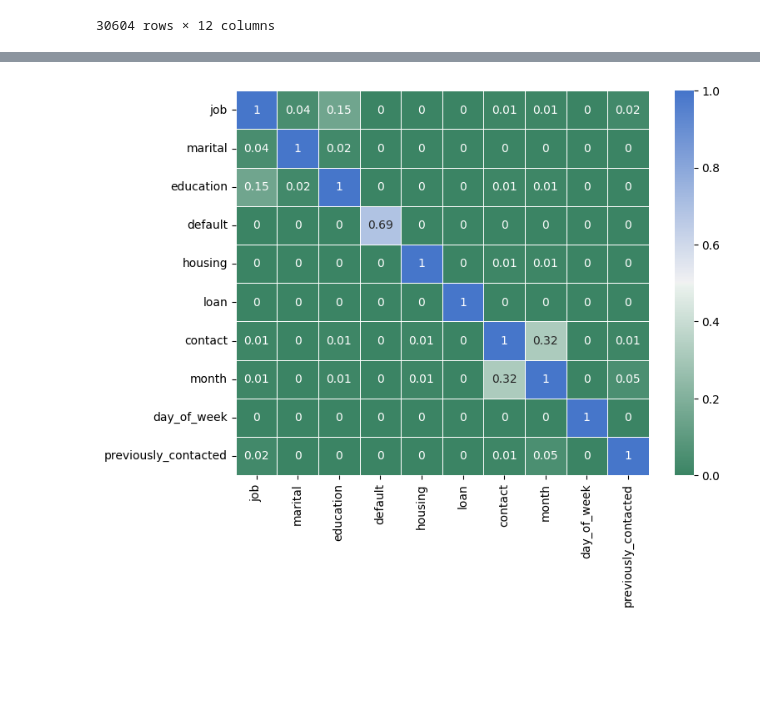
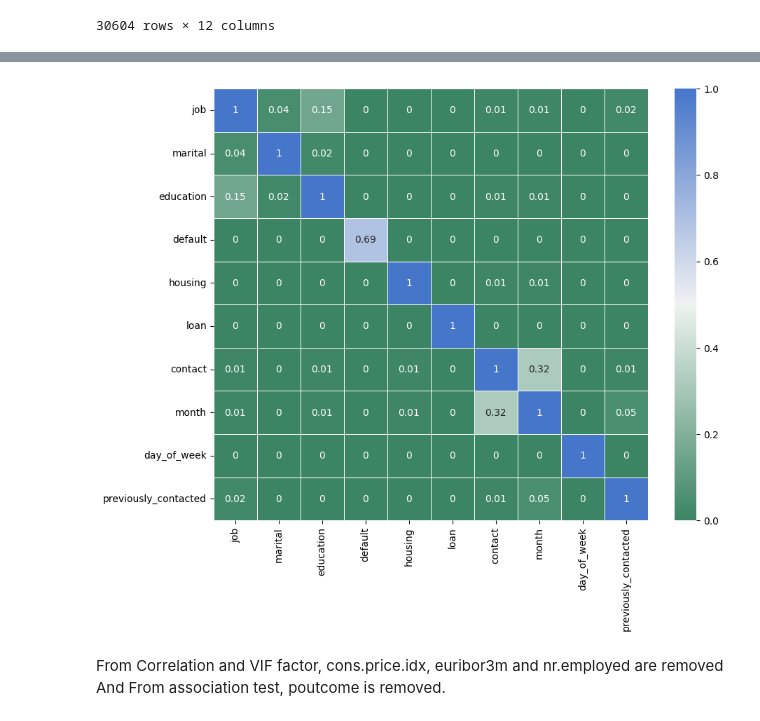
Before and after one commit to KISEE41/Banking-Marketing-Target, a Jupyter notebook: descriptive_analysis_of_variables.ipynb, the cells around one changed output, grey strips where cells are left out. Cells and saved outputs as stored; diff of their text form; code cells hidden in the pictures; blank space fills up the shorter version.

Commit message:
remove poutcome column from dataset as per association test

```diff
--- a/descriptive_analysis_of_variables.ipynb
+++ b/descriptive_analysis_of_variables.ipynb
@@ -549,8 +551,11 @@ display(association_result)
 | day_of_week | 0.00 | 0.00 | 0.00 | 0.00 | 0.00 | 0.0 | 0.00 | 0.00 | 1.0 | ... |
 | previously_contacted | 0.02 | 0.00 | 0.00 | 0.00 | 0.00 | 0.0 | 0.01 | 0.05 | 0.0 | ... |
 # %%
-fig, ax = plt.subplots(figsize=(8,6))
+fig, ax = plt.subplots(figsize=(10, 8))
 sns.heatmap(association_result, vmin=0, vmax=1, cmap=sns.diverging_palette(150, 255, as_cmap=True), annot=True, linewidths=.5)
 plt.show()
 # %% [output]
-[figure, old version]
+[figure, new version]
+# %% [markdown]
+From Correlation and VIF factor, cons.price.idx, euribor3m and nr.employed are removed
+And From association test, poutcome is removed.
```
Also changed, not shown: parts of 4 cells of this notebook.
